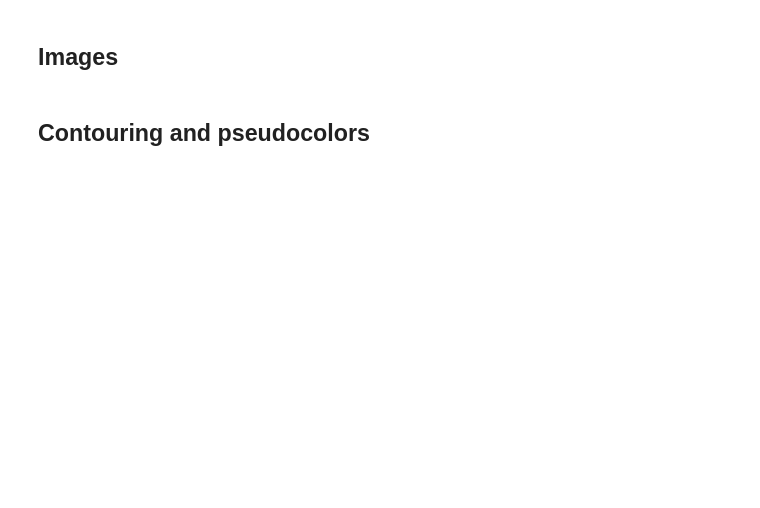
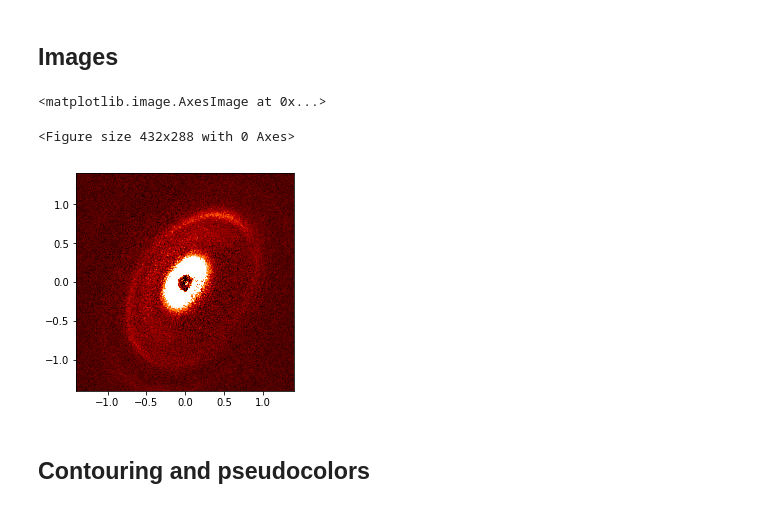
Before and after one commit to philuttley/basic_linux_and_coding, a Jupyter notebook: 4_numpy_matplotlib.ipynb, the cells around one changed output. Drawn from its saved outputs; the diff is of its cells as text; code cells hidden in the pictures; blank space fills up the shorter version.

```diff
--- a/4_numpy_matplotlib.ipynb
+++ b/4_numpy_matplotlib.ipynb
@@ -331,22 +539,26 @@ plt.show()
 ## Images
 # %%
 import astropy.io.fits as pyfits
-image_file = pyfits.open("rxj1615_disk.fits")
+image_file = pyfits.open("./data/rxj1615_disk.fits")
 data_array = image_file[0].data
 
 fig = plt.figure()
 fig, ax = plt.subplots()
 
 #plt.imshow(data_array)
 
 # Lets optimize a little bit!
 # The image has a size of 12.6 arc seconds on the sky, so we tell this to imshow.
 # But we want only the inner 2.8 arcsec shown and in a more appealing color map.
 # We also want to use -10 and 40 as extreme values of the color map.
 
 ax.set_xlim([-1.4,1.4])
 ax.set_ylim([-1.4,1.4])
 plt.imshow(data_array, origin='lower', extent=[-6.3,6.3,-6.3,6.3], cmap=plt.cm.gist_heat , vmin=-10, vmax=40)
+# %% [output]
+<matplotlib.image.AxesImage at 0x...>
+<Figure size 432x288 with 0 Axes>
+[figure, added]
 # %% [markdown]
 ## Contouring and pseudocolors
 # %%
```
Also changed, not shown: parts of 45 cells of this notebook.
